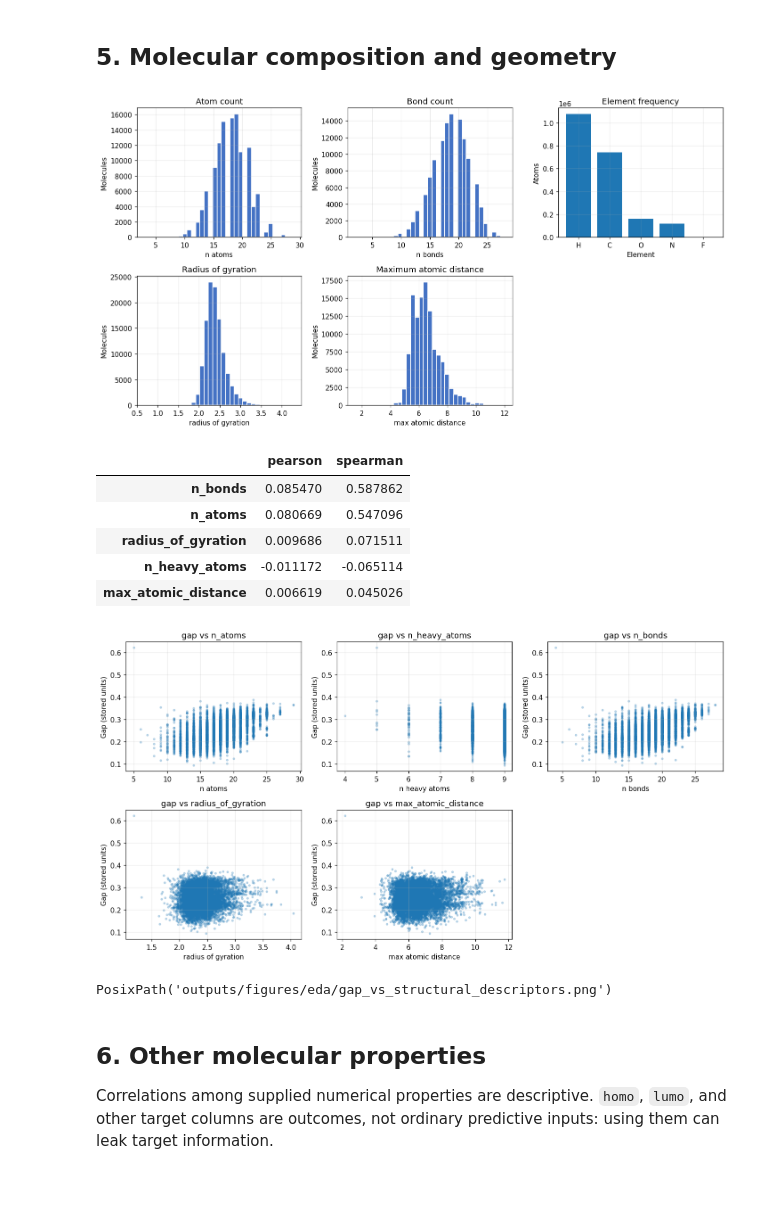
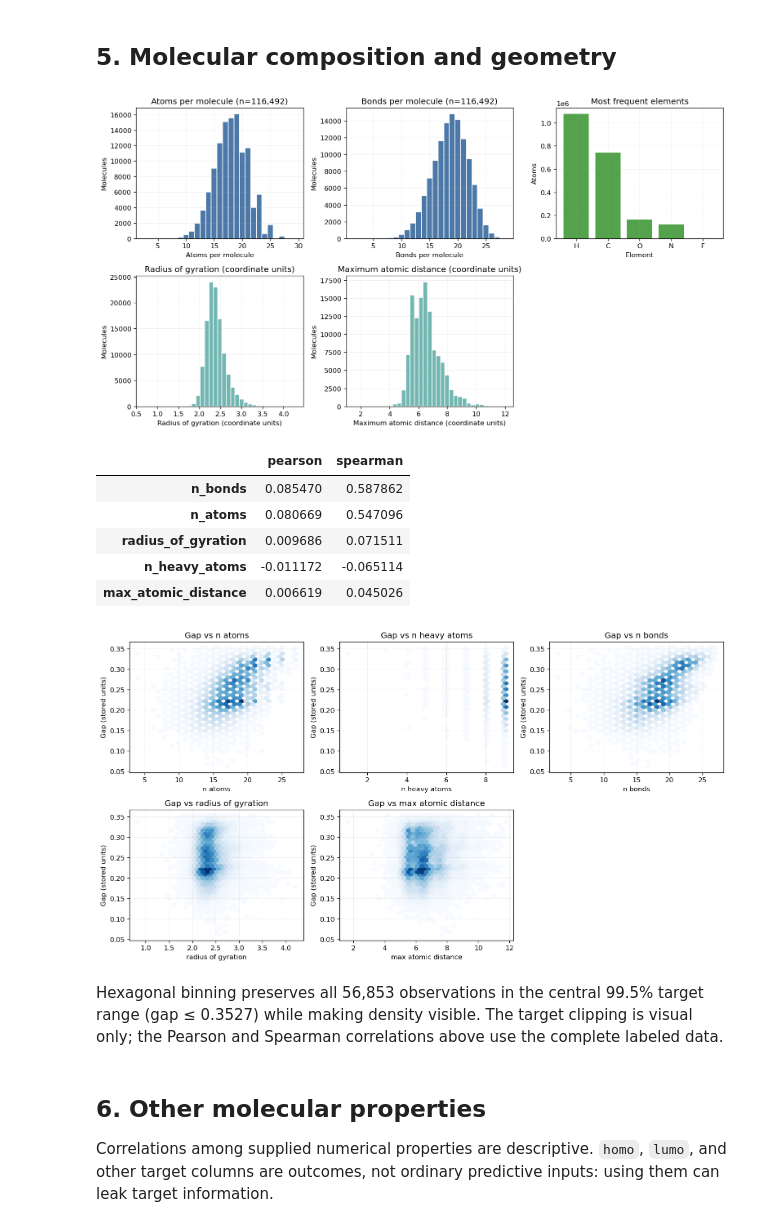
Before and after one commit to leonardodibari/MindTheGap, a Jupyter notebook: notebooks/01_preliminary_data_analysis.ipynb, the cells around one changed output. Cells and saved outputs as stored; diff of their text form; code cells hidden in the pictures; blank space fills up the shorter version.

```diff
--- a/notebooks/01_preliminary_data_analysis.ipynb
+++ b/notebooks/01_preliminary_data_analysis.ipynb
@@ -39,8 +39,14 @@ TABLE_DIR = ROOT / "outputs" / "tables"
 FIGURE_DIR.mkdir(parents=True, exist_ok=True)
 TABLE_DIR.mkdir(parents=True, exist_ok=True)
 
+
 plt.style.use("default")
-plt.rcParams.update({"figure.dpi": 110, "axes.grid": True, "grid.alpha": 0.25})
+plt.rcParams.update({
+    "figure.dpi": 120, "savefig.dpi": 180, "font.size": 10,
+    "axes.titlesize": 12, "axes.labelsize": 10, "legend.fontsize": 9,
+    "axes.grid": True, "grid.alpha": 0.20, "grid.linewidth": 0.6,
+})
+MODEL_COLORS = {"LightGBM": "#4C78A8", "SchNet": "#F58518", "Ensemble": "#54A24B"}
 
 def savefig(name):
     path = FIGURE_DIR / f"{name}.png"
@@ -249,46 +265,57 @@ display(metadata.describe().T)
 ## 5. Molecular composition and geometry
 # %%
 fig, axes = plt.subplots(2, 3, figsize=(13, 7))
-for ax, column, title in [
-    (axes[0, 0], "n_atoms", "Atom count"),
-    (axes[0, 1], "n_bonds", "Bond count"),
-    (axes[1, 0], "radius_of_gyration", "Radius of gyration"),
-    (axes[1, 1], "max_atomic_distance", "Maximum atomic distance"),
+discrete_specs = [("n_atoms", "Atoms per molecule"), ("n_bonds", "Bonds per molecule")]
+for ax, (column, label) in zip(axes[0, :2], discrete_specs):
+    values = metadata[column].dropna().astype(int)
+    bins = np.arange(values.min() - .5, values.max() + 1.5, 1)
+    ax.hist(values, bins=bins, color="#4C78A8", edgecolor="white")
+    ax.set(title=f"{label} (n={len(values):,})", xlabel=label, ylabel="Molecules")
+for ax, column, label in [
+    (axes[1, 0], "radius_of_gyration", "Radius of gyration (coordinate units)"),
+    (axes[1, 1], "max_atomic_distance", "Maximum atomic distance (coordinate units)"),
 ]:
-    ax.hist(metadata[column], bins=35, color="#4472C4", edgecolor="white")
-    ax.set(title=title, xlabel=column.replace("_", " "), ylabel="Molecules")
-element_totals = metadata.filter(like="element_").sum().sort_values(ascending=False)
-axes[0, 2].bar(element_totals.index.str.replace("element_", ""), element_totals.values)
-axes[0, 2].set(title="Element frequency", xlabel="Element", ylabel="Atoms")
+    values = metadata[column].dropna()
+    ax.hist(values, bins=35, color="#72B7B2", edgecolor="white")
+    ax.set(title=label, xlabel=label, ylabel="Molecules")
+element_totals = metadata.filter(like="element_").sum().sort_values(ascending=False).head(12)
+axes[0, 2].bar(element_totals.index.str.replace("element_", ""), element_totals.values, color="#54A24B")
+axes[0, 2].set(title="Most frequent elements", xlabel="Element", ylabel="Atoms")
 axes[1, 2].axis("off")
 savefig("composition_and_geometry")
 
 descriptor_cols = ["n_atoms", "n_heavy_atoms", "n_bonds", "radius_of_gyration", "max_atomic_distance"]
 analysis = metadata.set_index("mol_id")[descriptor_cols].join(df.set_index("mol_id")["gap"])
 descriptor_correlations = pd.DataFrame({
     "pearson": analysis.corr(method="pearson")["gap"].drop("gap"),
     "spearman": analysis.corr(method="spearman")["gap"].drop("gap"),
 }).sort_values("spearman", key=abs, ascending=False)
 display(descriptor_correlations)
 
+plot_data = analysis.dropna(subset=["gap"])
+gap_limit = plot_data["gap"].quantile(.995)
+central = plot_data[plot_data["gap"] <= gap_limit]
 fig, axes = plt.subplots(2, 3, figsize=(13, 7))
-plot_data = analysis.dropna(subset=["gap"])
-plot_data = plot_data.sample(min(10_000, len(plot_data)), random_state=RANDOM_STATE)
 for ax, column in zip(axes.flat, descriptor_cols):
-    ax.scatter(plot_data[column], plot_data["gap"], s=7, alpha=0.25)
-    ax.set(xlabel=column.replace("_", " "), ylabel="Gap (stored units)", title=f"gap vs {column}")
+    hb = ax.hexbin(central[column], central["gap"], gridsize=35, mincnt=1, cmap="Blues")
+    ax.set(xlabel=column.replace("_", " "), ylabel="Gap (stored units)", title=f"Gap vs {column.replace('_', ' ')}")
 axes.flat[-1].axis("off")
 savefig("gap_vs_structural_descriptors")
+display(Markdown(
+    f"Hexagonal binning preserves all {len(central):,} observations in the central 99.5% target range "
+    f"(gap ≤ {gap_limit:.4g}) while making density visible. The target clipping is visual only; "
+    "the Pearson and Spearman correlations above use the complete labeled data."
+))
 # %% [output]
-[figure, old version]
+[figure, new version]
 |  | pearson | spearman |
 | n_bonds | 0.085470 | 0.587862 |
 | n_atoms | 0.080669 | 0.547096 |
 | radius_of_gyration | 0.009686 | 0.071511 |
 | n_heavy_atoms | -0.011172 | -0.065114 |
 | max_atomic_distance | 0.006619 | 0.045026 |
-[figure, old version]
+[figure, new version]
-PosixPath('outputs/figures/eda/gap_vs_structural_descriptors.png')
+Hexagonal binning preserves all 56,853 observations in the central 99.5% target range (gap ≤ 0.3527) while making density visible. The target clipping is visual only; the Pearson and Spearman correlations above use the complete labeled data.
 # %% [markdown]
 ## 6. Other molecular properties
 
```
Also changed, not shown: parts of 4 cells of this notebook, 22 other files.
